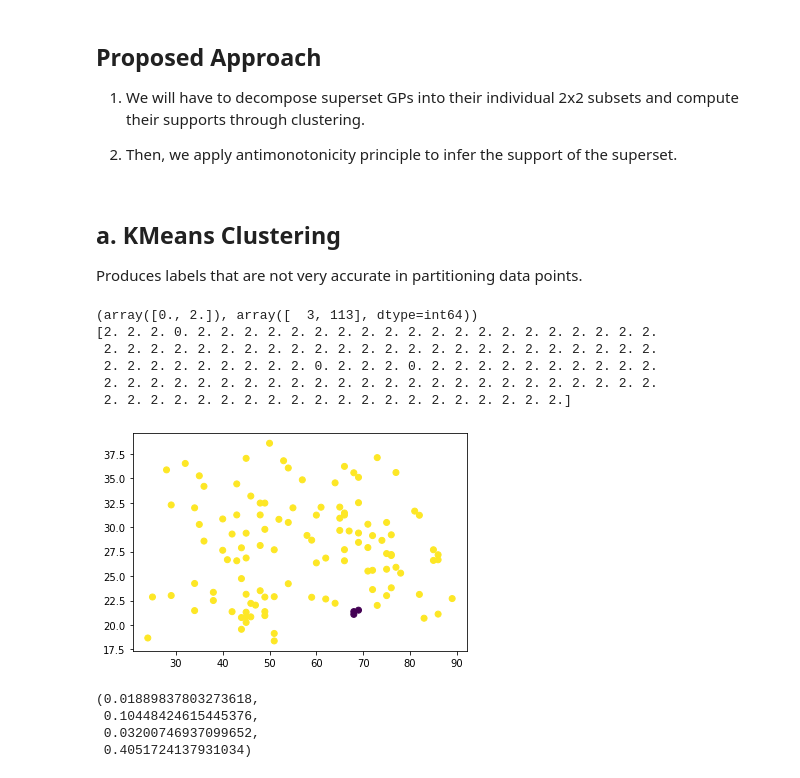
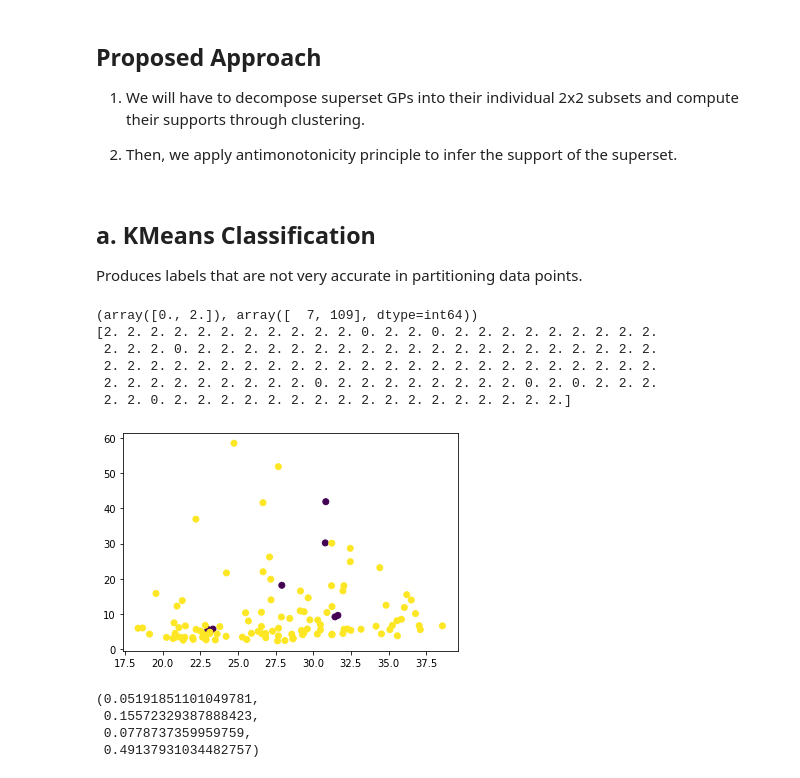
Before and after one commit to owuordickson/spectral_gp, a Jupyter notebook: ipynb/classifier_gp.ipynb, the cells around one changed output. Cells and saved outputs as stored; diff of their text form; code cells hidden in the pictures.

Commit message:
Added NB classifier

```diff
--- a/ipynb/classifier_gp.ipynb
+++ b/ipynb/classifier_gp.ipynb
@@ -69,4 +72,4 @@ array([[ 48.        ,  23.5       ,  70.        , ...,   7.99585   ,
 # %%
-feature_X = features[:, [0,1]]
+feature_X = features[:, [1,3]]
 feature_X
 # %% [output]
@@ -123,6 +126,7 @@ def compute_path(j, X, path, path_val):
 # X (2 features at a time)
 X = np.zeros((data_size, data_size))
 y  = np.zeros((data_size,))
+enc = {"upup": 1, "updown": 2}
 
 for i in range(data_size):
     for j in range(data_size):
@@ -187,16 +191,16 @@ X_train, X_test, y_train, y_test = train_test_split(X, y, test_size = 0.2, rando
 # %%
 # Feature Scaling (if you have large values otherwise skip)
 
-sc = StandardScaler()
-X_train = sc.fit_transform(X_train)
-X_test = sc.transform(X_test)
+#sc = StandardScaler()
+#X_train = sc.fit_transform(X_train)
+#X_test = sc.transform(X_test)
 # %%
 # Training the K-NN model on the Training set
 n = int(math.sqrt(data_size))
-classifier = KNeighborsClassifier(n_neighbors = n, metric = 'minkowski', p = 2)  # default parameters
-classifier.fit(X_train, y_train)
+knn_classifier = KNeighborsClassifier(n_neighbors = n, metric = 'minkowski', p = 2)  # default parameters
+knn_classifier.fit(X_train, y_train)
 
 # Predicting the Test set results
-y_pred = classifier.predict(X_test)
+y_pred = knn_classifier.predict(X_test)
 y_pred
 # %% [output]
@@ -215,33 +239,33 @@ confusion_matrix(y_test, y_pred), accuracy_score(y_test, y_pred)
 
 2. Then, we apply antimonotonicity principle to infer the support of the superset.
 # %% [markdown]
-## a. KMeans Clustering
+## a. KMeans Classification
 Produces labels that are not very accurate in partitioning data points.
 # %%
-# Training
-# Using KMeans clustering (NOT VERY  ACCURATE)
+# Validation
+# Using KMeans classification (NOT VERY  ACCURATE)
 
-kmean_labels = classifier.predict(X)
+kmean_labels = knn_classifier.predict(X)
 print(np.unique(kmean_labels, return_counts=True))
 print(kmean_labels)
 
 plt.scatter(feature_X[:,0], feature_X[:,1], c=kmean_labels)
 #plt.scatter(feature_X[:,0], feature_X[:,1], c=y )
 
 plt.show()
 # %% [output]
-(array([0., 2.]), array([  3, 113], dtype=int64))
-[2. 2. 2. 0. 2. 2. 2. 2. 2. 2. 2. 2. 2. 2. 2. 2. 2. 2. 2. 2. 2. 2. 2. 2.
+(array([0., 2.]), array([  7, 109], dtype=int64))
+[2. 2. 2. 2. 2. 2. 2. 2. 2. 2. 2. 0. 2. 2. 0. 2. 2. 2. 2. 2. 2. 2. 2. 2.
+ 2. 2. 2. 0. 2. 2. 2. 2. 2. 2. 2. 2. 2. 2. 2. 2. 2. 2. 2. 2. 2. 2. 2. 2.
  2. 2. 2. 2. 2. 2. 2. 2. 2. 2. 2. 2. 2. 2. 2. 2. 2. 2. 2. 2. 2. 2. 2. 2.
- 2. 2. 2. 2. 2. 2. 2. 2. 2. 0. 2. 2. 2. 0. 2. 2. 2. 2. 2. 2. 2. 2. 2. 2.
- 2. 2. 2. 2. 2. 2. 2. 2. 2. 2. 2. 2. 2. 2. 2. 2. 2. 2. 2. 2. 2. 2. 2. 2.
- 2. 2. 2. 2. 2. 2. 2. 2. 2. 2. 2. 2. 2. 2. 2. 2. 2. 2. 2. 2.]
+ 2. 2. 2. 2. 2. 2. 2. 2. 2. 0. 2. 2. 2. 2. 2. 2. 2. 2. 0. 2. 0. 2. 2. 2.
+ 2. 2. 0. 2. 2. 2. 2. 2. 2. 2. 2. 2. 2. 2. 2. 2. 2. 2. 2. 2.]
-[figure, old version]
+[figure, new version]
 # %%
 # Evaluation of clustering result of KMeans (true_labels, predicted_labels)
 homogeneity_score(y, kmean_labels), completeness_score(y, kmean_labels), v_measure_score(y, kmean_labels), accuracy_score(y, kmean_labels)#, confusion_matrix(y, kmean_labels)
 # %% [output]
-(0.01889837803273618,
- 0.10448424615445376,
- 0.03200746937099652,
- 0.4051724137931034)
+(0.05191851101049781,
+ 0.15572329387888423,
+ 0.0778737359959759,
+ 0.49137931034482757)
```
Also changed, not shown: parts of 14 cells of this notebook.
